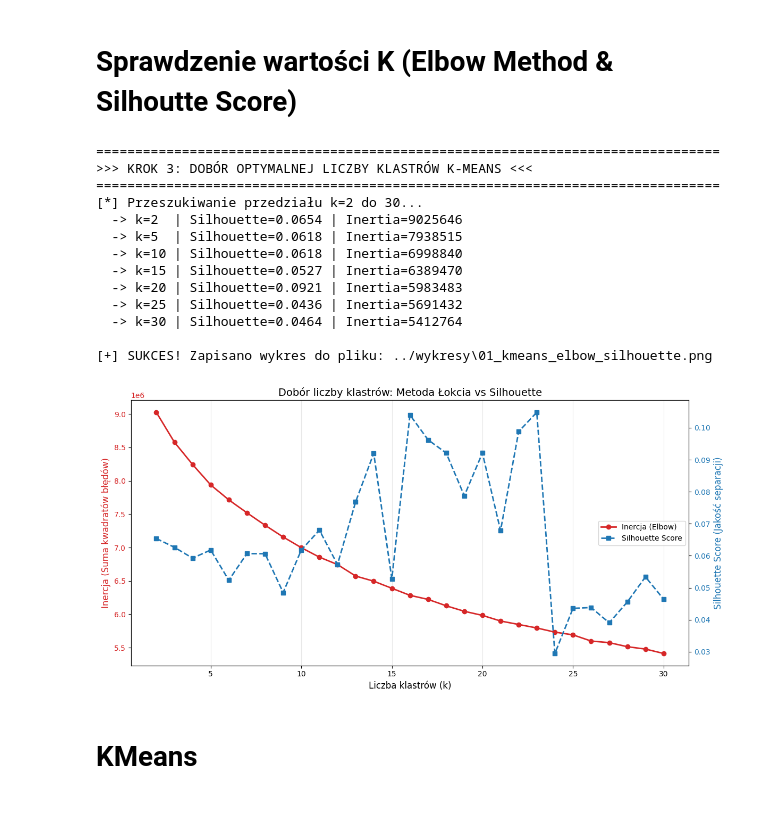
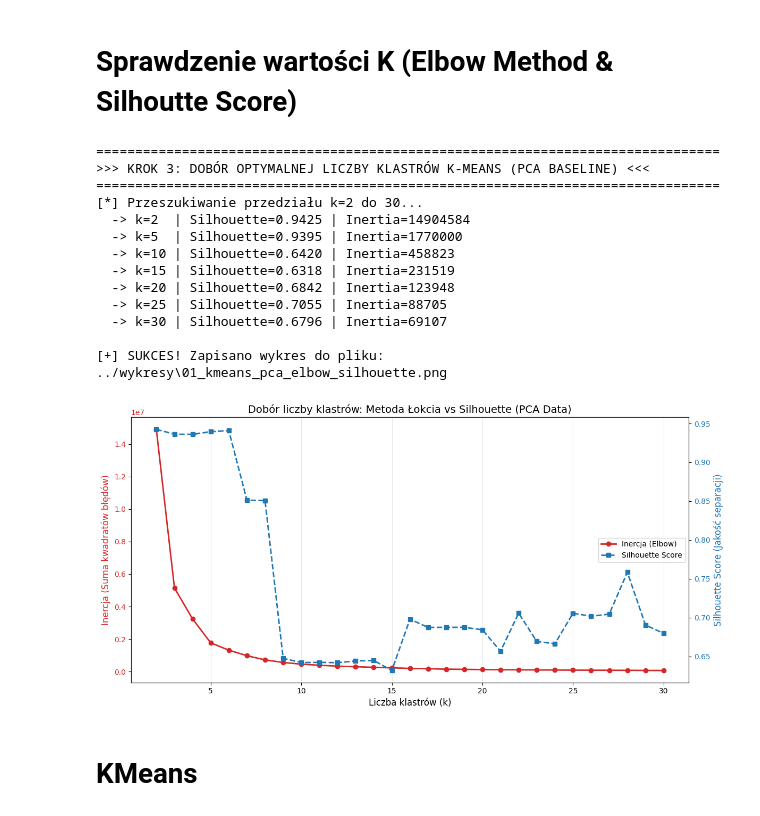
Before and after one commit to GITsciula/semi-supervised-honeypot-ml, a Jupyter notebook: notatniki/01_KMeans_Baseline.ipynb, the cells around one changed output. Drawn from its saved outputs; the diff is of its cells as text; code cells hidden in the pictures.

```diff
--- a/notatniki/01_KMeans_Baseline.ipynb
+++ b/notatniki/01_KMeans_Baseline.ipynb
@@ -246,7 +242,7 @@ import warnings
 warnings.filterwarnings("ignore", category=UserWarning, module="sklearn.cluster._kmeans")
 
 print("="*80)
-print(">>> KROK 3: DOBÓR OPTYMALNEJ LICZBY KLASTRÓW K-MEANS <<<")
+print(">>> KROK 3: DOBÓR OPTYMALNEJ LICZBY KLASTRÓW K-MEANS (PCA BASELINE) <<<")
 print("="*80)
 
 K_RANGE = range(2, 31)
@@ -254,26 +250,24 @@ inertia = []
 sil_scores = []
 SAMPLE_SIZE = 15000
 
-# Sampling do obliczeń Silhouette (Zabezpieczenie RAM)
-if len(X_train_umap) > SAMPLE_SIZE:
+
+if len(X_train_pca) > SAMPLE_SIZE:
     rng = np.random.RandomState(42)
-    idx = rng.choice(len(X_train_umap), SAMPLE_SIZE, replace=False)
-    X_sample_sil = X_train_umap[idx]
+    idx = rng.choice(len(X_train_pca), SAMPLE_SIZE, replace=False)
+    X_sample_sil = X_train_pca[idx]
 else:
-    X_sample_sil = X_train_umap
+    X_sample_sil = X_train_pca
 
-X_full_inertia = X_train_umap
+X_full_inertia = X_train_pca
 
 print(f"[*] Przeszukiwanie przedziału k={K_RANGE.start} do {K_RANGE.stop-1}...")
 
 for k in K_RANGE:
-    # n_init=10 jest jawnie ustawione, aby uniknąć FutureWarnings
     km = KMeans(n_clusters=k, random_state=42, n_init=10)
     km.fit(X_full_inertia)
 
     inertia.append(km.inertia_)
 
-    # Przewidujemy klastry tylko dla próbki, by policzyć Silhouette Score
     labels_sample = km.predict(X_sample_sil)
     score = silhouette_score(X_sample_sil, labels_sample)
     sil_scores.append(score)
@@ -297,45 +291,45 @@ ax1.grid(True, axis='x', alpha=0.3)
 # Oś Silhouette
 ax2 = ax1.twinx()
 color_sil = 'tab:blue'
 ax2.set_ylabel('Silhouette Score (Jakość separacji)', color=color_sil, fontsize=12)
 line2 = ax2.plot(K_RANGE, sil_scores, marker='s', linestyle='--', color=color_sil, label='Silhouette Score', linewidth=2)
 ax2.tick_params(axis='y', labelcolor=color_sil)
 
 # Połączona legenda
 lines = line1 + line2
 labels = [l.get_label() for l in lines]
 ax1.legend(lines, labels, loc='center right')
 
-plt.title('Dobór liczby klastrów: Metoda Łokcia vs Silhouette', fontsize=14)
+plt.title('Dobór liczby klastrów: Metoda Łokcia vs Silhouette (PCA Data)', fontsize=14)
 plt.tight_layout()
 
 # ==========================================
 # ZAPISYWANIE WYKRESU
 # ==========================================
 output_dir = '../wykresy'
 if not os.path.exists(output_dir):
     os.makedirs(output_dir)
 
-file_path = os.path.join(output_dir, '01_kmeans_elbow_silhouette.png')
+file_path = os.path.join(output_dir, '01_kmeans_pca_elbow_silhouette.png')
 plt.savefig(file_path, dpi=300, bbox_inches='tight')
 print(f"\n[+] SUKCES! Zapisano wykres do pliku: {file_path}")
 
 plt.show()
 # %% [output]
 ================================================================================
->>> KROK 3: DOBÓR OPTYMALNEJ LICZBY KLASTRÓW K-MEANS <<<
+>>> KROK 3: DOBÓR OPTYMALNEJ LICZBY KLASTRÓW K-MEANS (PCA BASELINE) <<<
 ================================================================================
 [*] Przeszukiwanie przedziału k=2 do 30...
-  -> k=2  | Silhouette=0.0654 | Inertia=9025646
-  -> k=5  | Silhouette=0.0618 | Inertia=7938515
-  -> k=10 | Silhouette=0.0618 | Inertia=6998840
-  -> k=15 | Silhouette=0.0527 | Inertia=6389470
-  -> k=20 | Silhouette=0.0921 | Inertia=5983483
-  -> k=25 | Silhouette=0.0436 | Inertia=5691432
-  -> k=30 | Silhouette=0.0464 | Inertia=5412764
+  -> k=2  | Silhouette=0.9425 | Inertia=14904584
+  -> k=5  | Silhouette=0.9395 | Inertia=1770000
+  -> k=10 | Silhouette=0.6420 | Inertia=458823
+  -> k=15 | Silhouette=0.6318 | Inertia=231519
+  -> k=20 | Silhouette=0.6842 | Inertia=123948
+  -> k=25 | Silhouette=0.7055 | Inertia=88705
+  -> k=30 | Silhouette=0.6796 | Inertia=69107
 
-[+] SUKCES! Zapisano wykres do pliku: ../wykresy\01_kmeans_elbow_silhouette.png
+[+] SUKCES! Zapisano wykres do pliku: ../wykresy\01_kmeans_pca_elbow_silhouette.png
-[figure, old version]
+[figure, new version]
 # %% [markdown]
 # KMeans
 # %%
```
Also changed, not shown: parts of 2 cells of this notebook, 14 other files.
